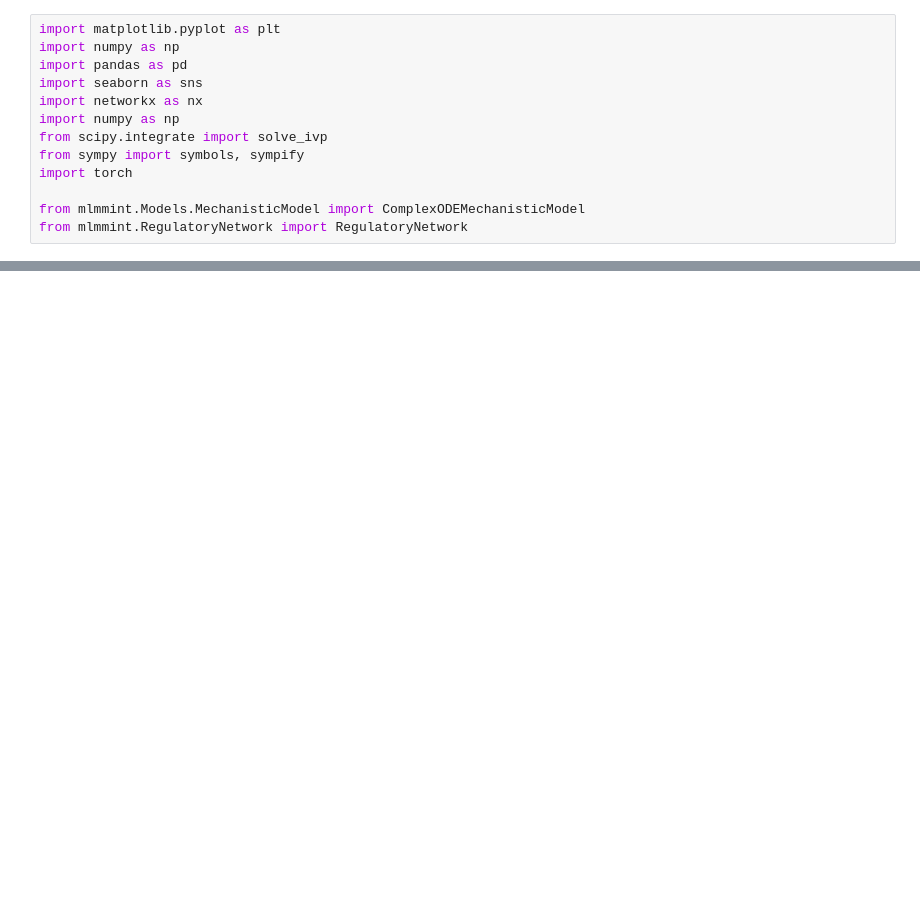
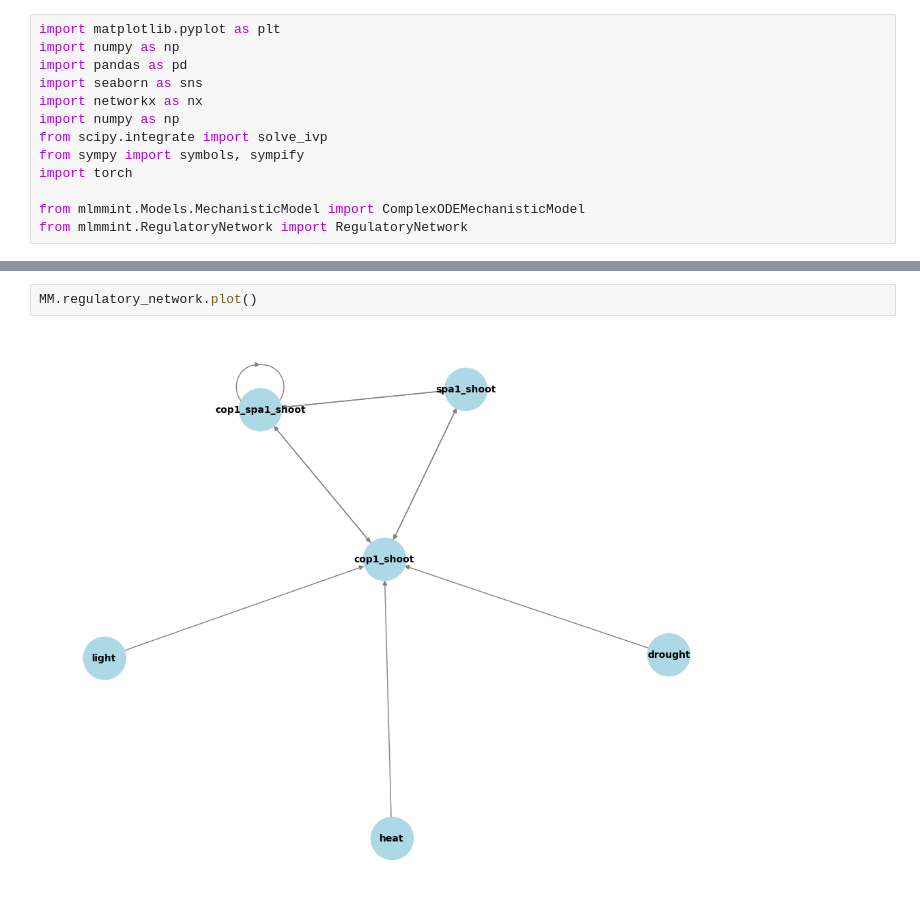
Before and after one commit to CropXR/HALCYON, a Jupyter notebook: testing.ipynb, the cells around one changed output, grey strips where cells are left out. Saved outputs shown, nothing was run; the diff lists cells and outputs as text; blank space fills up the shorter version.

```diff
--- a/testing.ipynb
+++ b/testing.ipynb
@@ -151,3 +164,7 @@ plt.show()
+# %%
+MM.regulatory_network.plot()
+# %% [output]
+[figure, added]
 # %%
 adj_matrix = nx.adjacency_matrix(G).todense()
 print("Adjacency Matrix:")
```
Also changed, not shown: parts of 7 cells of this notebook, 3 other files.
